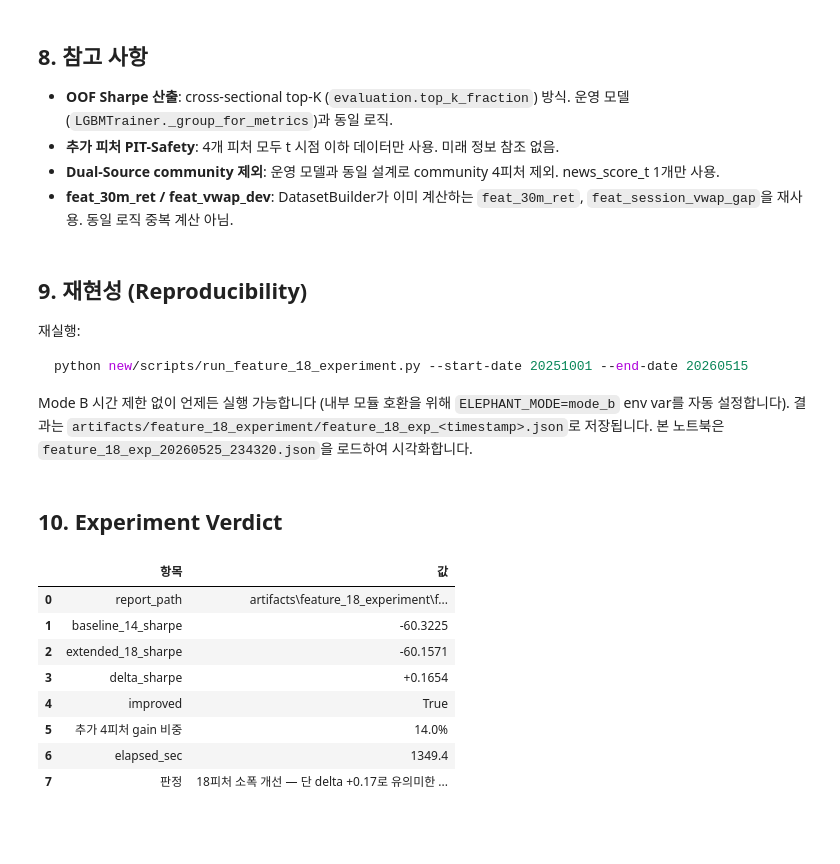
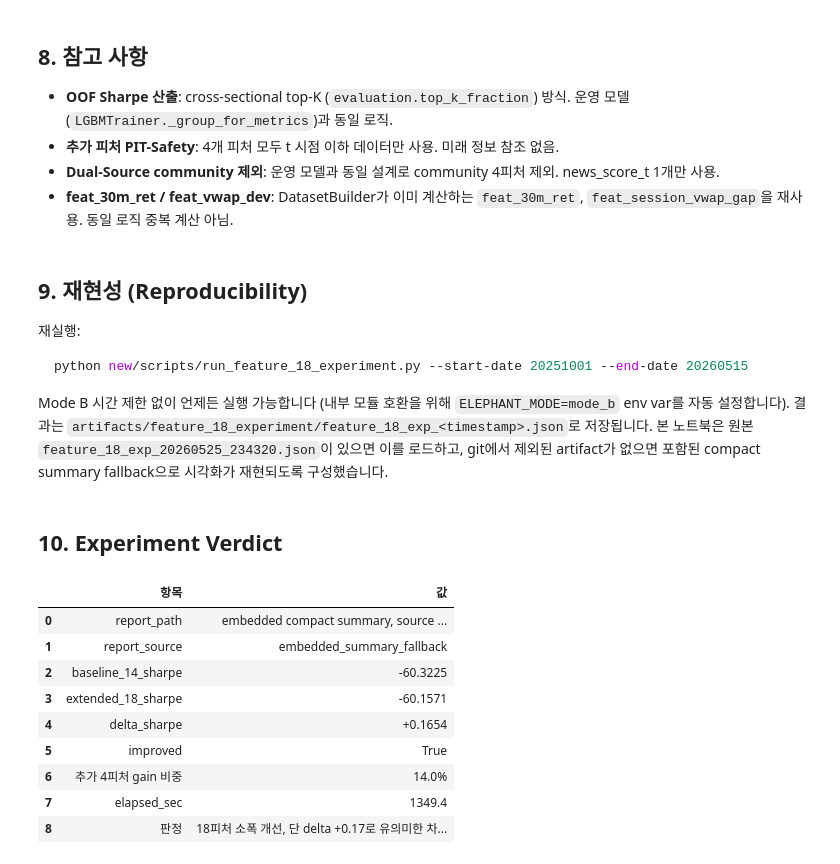
Before and after one commit to Jang1J/Flephant, a Jupyter notebook: new/docs/meetings/20260525_feature_18_experiment.ipynb, the cells around one changed output. Drawn from its saved outputs; the diff is of its cells as text; code cells hidden in the pictures; blank space fills up the shorter version.

Commit message:
fix(experiment): make feature-18 report reproducible

```diff
--- a/new/docs/meetings/20260525_feature_18_experiment.ipynb
+++ b/new/docs/meetings/20260525_feature_18_experiment.ipynb
@@ -404,31 +598,33 @@ python new/scripts/run_feature_18_experiment.py --start-date 20251001 --end-date
 
 Mode B 시간 제한 없이 언제든 실행 가능합니다 (내부 모듈 호환을 위해 `ELEPHANT_MODE=mode_b` env var를 자동 설정합니다).
 결과는 `artifacts/feature_18_experiment/feature_18_exp_<timestamp>.json`로 저장됩니다.
-본 노트북은 `feature_18_exp_20260525_234320.json`을 로드하여 시각화합니다.
+본 노트북은 원본 `feature_18_exp_20260525_234320.json`이 있으면 이를 로드하고, git에서 제외된 artifact가 없으면 포함된 compact summary fallback으로 시각화가 재현되도록 구성했습니다.
 # %% [markdown]
 ## 10. Experiment Verdict
 # %%
 # 최종 판정 테이블
-verdict_label = '18피처 소폭 개선 — 단 delta +0.17로 유의미한 차이 아님, 기존 14피처 유지' if delta < 1.0 else '18피처 채택 검토 가능'
+verdict_label = '18피처 소폭 개선, 단 delta +0.17로 유의미한 차이 아님, 기존 14피처 유지' if delta < 1.0 else '18피처 채택 검토 가능'
 
 verdict_df = pd.DataFrame([
-    {'항목': 'report_path', '값': str(report_path.relative_to(ROOT))},
+    {'항목': 'report_path', '값': report_path_label},
+    {'항목': 'report_source', '값': report_source},
     {'항목': 'baseline_14_sharpe', '값': f'{sharpe_14:+.4f}'},
     {'항목': 'extended_18_sharpe', '값': f'{sharpe_18:+.4f}'},
     {'항목': 'delta_sharpe', '값': f'{delta:+.4f}'},
     {'항목': 'improved', '값': str(improved)},
     {'항목': '추가 4피처 gain 비중', '값': f'{new_gain/total_gain*100:.1f}%'},
     {'항목': 'elapsed_sec', '값': f'{report["elapsed_sec"]:.1f}'},
     {'항목': '판정', '값': verdict_label},
 ])
 display(verdict_df)
 # %% [output]
 |  | 항목 | 값 |
-| 0 | report_path | artifacts\feature_18_experiment\f... |
-| 1 | baseline_14_sharpe | -60.3225 |
-| 2 | extended_18_sharpe | -60.1571 |
-| 3 | delta_sharpe | +0.1654 |
-| 4 | improved | True |
-| 5 | 추가 4피처 gain 비중 | 14.0% |
-| 6 | elapsed_sec | 1349.4 |
-| 7 | 판정 | 18피처 소폭 개선 — 단 delta +0.17로 유의미한 ... |
+| 0 | report_path | embedded compact summary, source ... |
+| 1 | report_source | embedded_summary_fallback |
+| 2 | baseline_14_sharpe | -60.3225 |
+| 3 | extended_18_sharpe | -60.1571 |
+| 4 | delta_sharpe | +0.1654 |
+| 5 | improved | True |
+| 6 | 추가 4피처 gain 비중 | 14.0% |
+| 7 | elapsed_sec | 1349.4 |
+| 8 | 판정 | 18피처 소폭 개선, 단 delta +0.17로 유의미한 차... |
```
Also changed, not shown: parts of 8 cells of this notebook, 2 other files.
